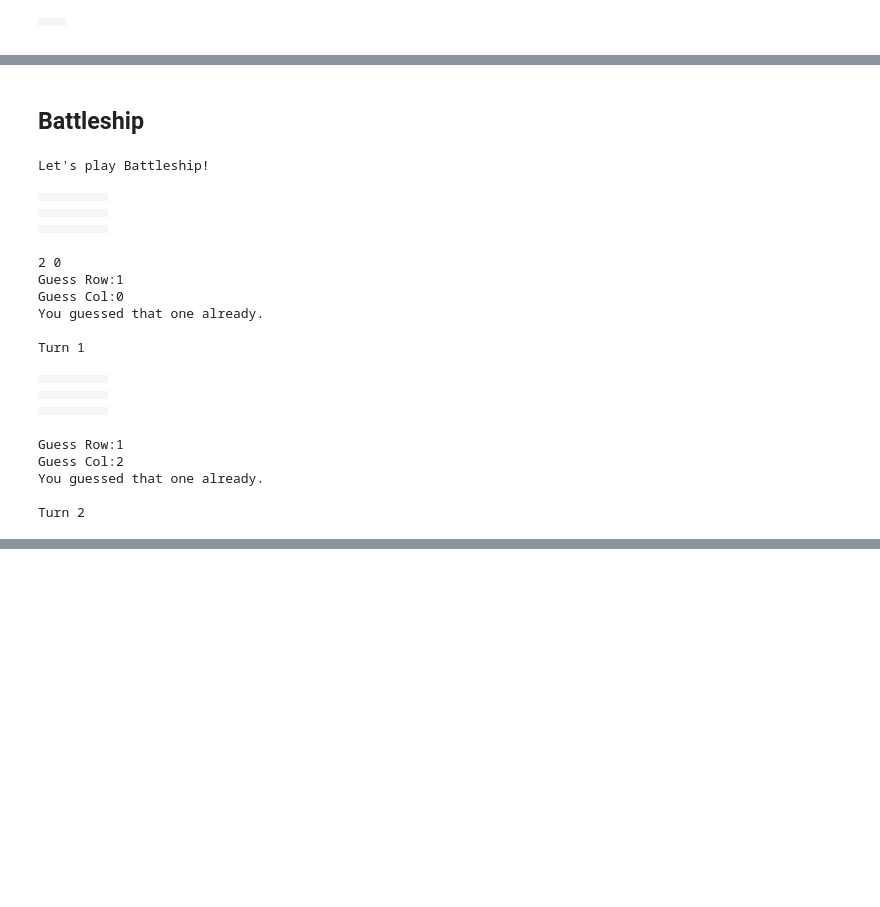
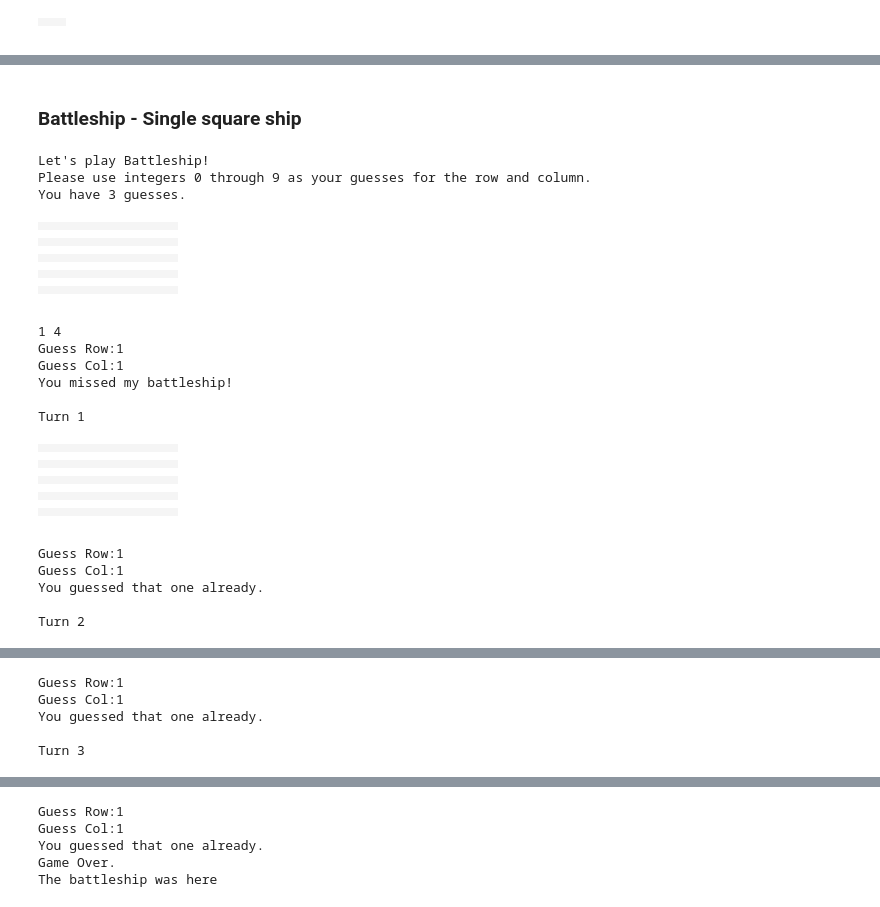
Before and after one commit to callen09/PHYS202-S14, a Jupyter notebook: iPython/FunWithBlocks.ipynb, the cells around one changed output, grey strips where cells are left out. Drawn from its saved outputs; the diff is of its cells as text; code cells hidden in the pictures; blank space fills up the shorter version.

```diff
--- a/iPython/FunWithBlocks.ipynb
+++ b/iPython/FunWithBlocks.ipynb
@@ -131,67 +302,85 @@ subgrid
 # %% [markdown]
-## Battleship
+### Battleship - Single square ship
 # %%
 from random import randint
 from ipythonblocks import BlockGrid
 from ipythonblocks import colors
 
-grid = BlockGrid(5,5,fill=(123,234,123))
+grid = BlockGrid(10,10,fill=(135,206,235)) #The visible playing field
+positionmarker = BlockGrid(100,100,fill=(255,255,255)) #A background grid that tracks previously guessed coordinates and prevents runoff errors
 print "Let's play Battleship!"
+print "Please use integers 0 through 9 as your guesses for the row and column."
+print "You have 3 guesses."
 grid.show()
 
 ship_row = randint(0,grid.width-1)
 ship_col = randint(0,grid.height-1)
-
-
-print ship_row, ship_col
+print ship_row,ship_col
 
 # End of turn outcomes
 for turn in range(4):
     guess_row = int(raw_input("Guess Row:"))
     guess_col = int(raw_input("Guess Col:"))
+    check = positionmarker[guess_row, guess_col]
 
 
-    if guess_row == ship_row and guess_col == ship_col:
+    if guess_row == ship_row and guess_col == ship_col: #Victory condition
         print "Congratulations! You sunk my battleship!"
         grid[guess_row,guess_col] = (255,0,0)
         grid.show()
         break
     else:
-        if (guess_row < 0 or guess_row > grid.width-1) or (guess_col < 0 or guess_col > grid.height-1):
+        if (guess_row < 0 or guess_row > grid.width-1) or (guess_col < 0 or guess_col > grid.height-1): #Out of bounds error
             print "Oops, that's not even in the ocean."
-        #Having trouble with elif for off board inputs
-        elif (grid[guess_row,guess_col =="x"]):
+        elif (check.red == 0 and check.blue == 0 and check.green ==0): #Repeat guess condition
             print "You guessed that one already."
-        else:
+        else: #Miss condition
             print "You missed my battleship!"
             grid[guess_row, guess_col] = colors['Black']
-            grid[guess_row, guess_col] = "x"
-        if turn == 3:
+            check.red = 0
+            check.green = 0
+            check.blue = 0
+        if turn == 3: #Game over, out of turns
             print "Game Over."
+            grid[ship_row,ship_col] = colors['Yellow']
+            print "The battleship was here "
+            grid.show()
             break
     print
     print "Turn", turn+1
     grid.show()
 # %% [output]
 Let's play Battleship!
+Please use integers 0 through 9 as your guesses for the row and column.
+You have 3 guesses.
-|  |  |  |  |  |
-|  |  |  |  |  |
-|  |  |  |  |  |
-|  |  |  |  |  |
-|  |  |  |  |  |
+|  |  |  |  |  |  |  |  |  |  |
+|  |  |  |  |  |  |  |  |  |  |
+|  |  |  |  |  |  |  |  |  |  |
+|  |  |  |  |  |  |  |  |  |  |
+|  |  |  |  |  |  |  |  |  |  |
+|  |  |  |  |  |  |  |  |  |  |
+|  |  |  |  |  |  |  |  |  |  |
+|  |  |  |  |  |  |  |  |  |  |
+|  |  |  |  |  |  |  |  |  |  |
+|  |  |  |  |  |  |  |  |  |  |
-2 0
+1 4
 Guess Row:1
-Guess Col:0
-You guessed that one already.
+Guess Col:1
+You missed my battleship!
 
 Turn 1
-|  |  |  |  |  |
-|  |  |  |  |  |
-|  |  |  |  |  |
-|  |  |  |  |  |
-|  |  |  |  |  |
+|  |  |  |  |  |  |  |  |  |  |
+|  |  |  |  |  |  |  |  |  |  |
+|  |  |  |  |  |  |  |  |  |  |
+|  |  |  |  |  |  |  |  |  |  |
+|  |  |  |  |  |  |  |  |  |  |
+|  |  |  |  |  |  |  |  |  |  |
+|  |  |  |  |  |  |  |  |  |  |
+|  |  |  |  |  |  |  |  |  |  |
+|  |  |  |  |  |  |  |  |  |  |
+|  |  |  |  |  |  |  |  |  |  |
 Guess Row:1
-Guess Col:2
+Guess Col:1
 You guessed that one already.
 
 Turn 2
@@ -202,0 +397,5 @@ Turn 2
+Guess Row:1
+Guess Col:1
+You guessed that one already.
+
+Turn 3
@@ -202,0 +412,5 @@ Turn 2
+Guess Row:1
+Guess Col:1
+You guessed that one already.
+Game Over.
+The battleship was here
```
Also changed, not shown: parts of 4 cells of this notebook, 1 other file.
